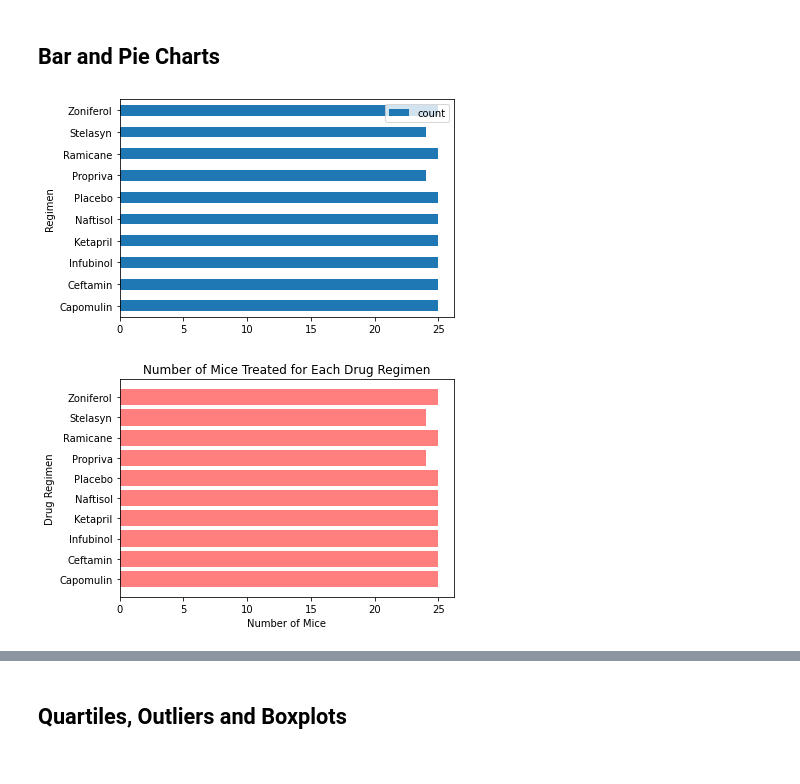
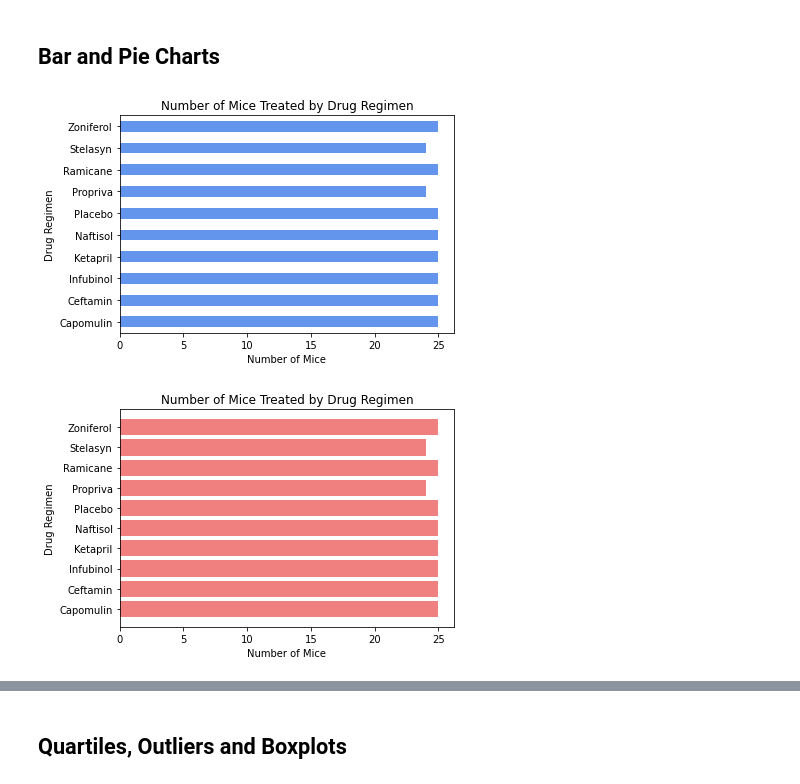
Before and after one commit to Richard-Turnbull/matplotlib-challenge, a Jupyter notebook: pymaceuticals.ipynb, the cells around one changed output, grey strips where cells are left out. Cells and saved outputs as stored; diff of their text form; code cells hidden in the pictures.

```diff
--- a/pymaceuticals.ipynb
+++ b/pymaceuticals.ipynb
@@ -208,26 +208,26 @@ df.aggregate(['value_counts'])
 # %%
 # Generate a bar plot showing the total number of mice for each treatment throughout the course of the study using pandas.
 
 df = pd.DataFrame({'Regimen':["Capomulin", "Ceftamin", "Infubinol", "Ketapril", "Naftisol", "Placebo", "Propriva", "Ramicane", "Stelasyn", "Zoniferol"],
  'count':[25, 25, 25, 25, 25, 25, 24, 25, 24, 25]})
 
-ax = df.plot.barh(x='Regimen', y='count', rot=0)
+ax = df.plot.barh(x='Regimen', y='count', rot=0, legend=False, title="Number of Mice Treated by Drug Regimen", color='cornflowerblue')
+ax.set(xlabel="Number of Mice", ylabel="Drug Regimen")
 
-plt.savefig("Mouse_Treatment_pandas.png")
+plt.savefig("Mouse_Treatment_bar_chart_pandas.png")
 # %% [output]
-[figure, old version]
+[figure, new version]
 # %%
 # Generate a bar plot showing the total number of mice for each treatment throughout the course of the study using pyplot.
 x_axis = ["Capomulin", "Ceftamin", "Infubinol", "Ketapril", "Naftisol", "Placebo", "Propriva", "Ramicane", "Stelasyn", "Zoniferol"]
 y_axis = [25, 25, 25, 25, 25, 25, 24, 25, 24, 25]
 
+plt.barh(x_axis, y_axis, color='lightcoral', alpha=1, align="center")
 
-plt.barh(x_axis, y_axis, color='r', alpha=0.5, align="center")
-
-plt.title("Number of Mice Treated for Each Drug Regimen")
+plt.title("Number of Mice Treated by Drug Regimen")
 plt.xlabel("Number of Mice")
 plt.ylabel("Drug Regimen")
 
-plt.savefig("Mouse_Treatment_pyplot.png")
+plt.savefig("Mouse_Treatment_bar_chart_pyplot.png")
 # %% [output]
-[figure, old version]
+[figure, new version]
```
Also changed, not shown: parts of 4 cells of this notebook, 6 other files.
